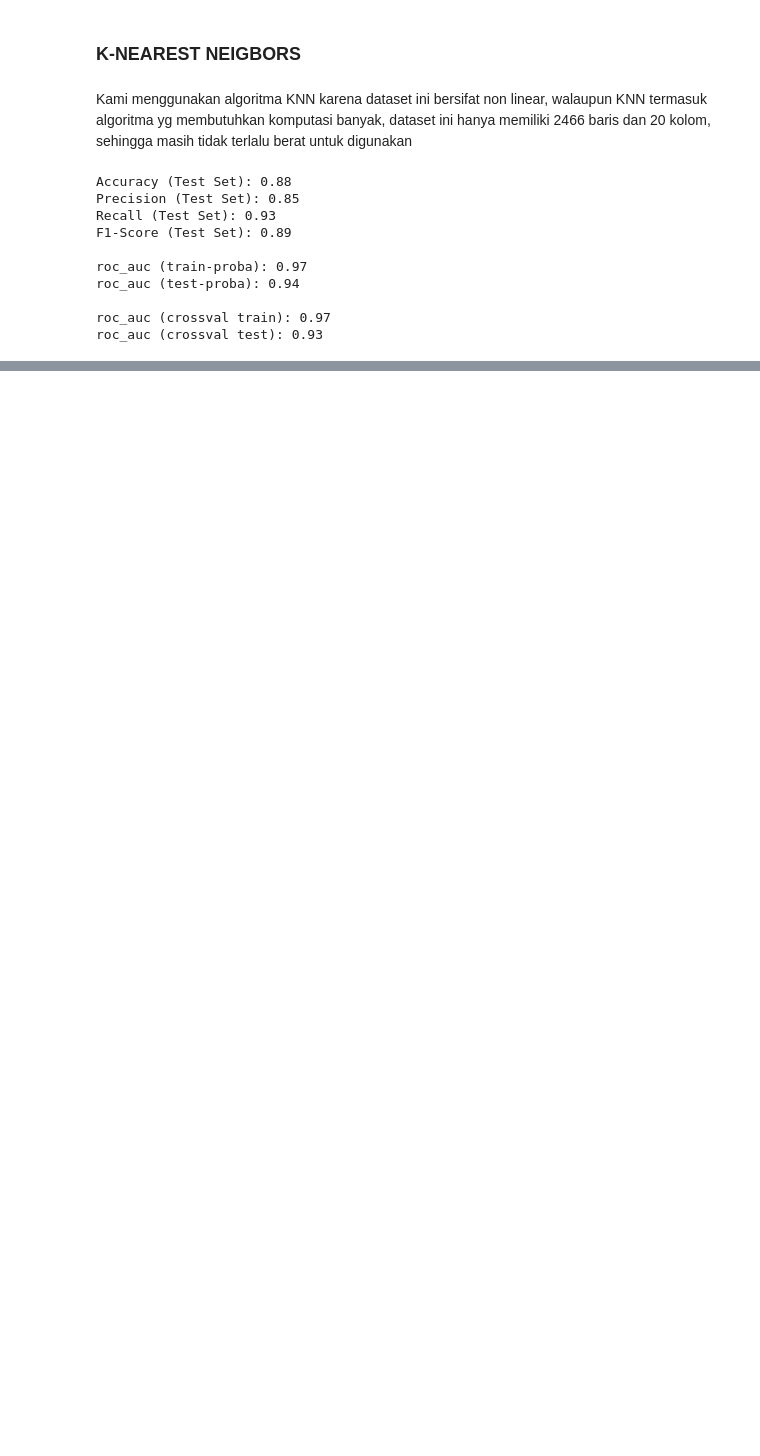
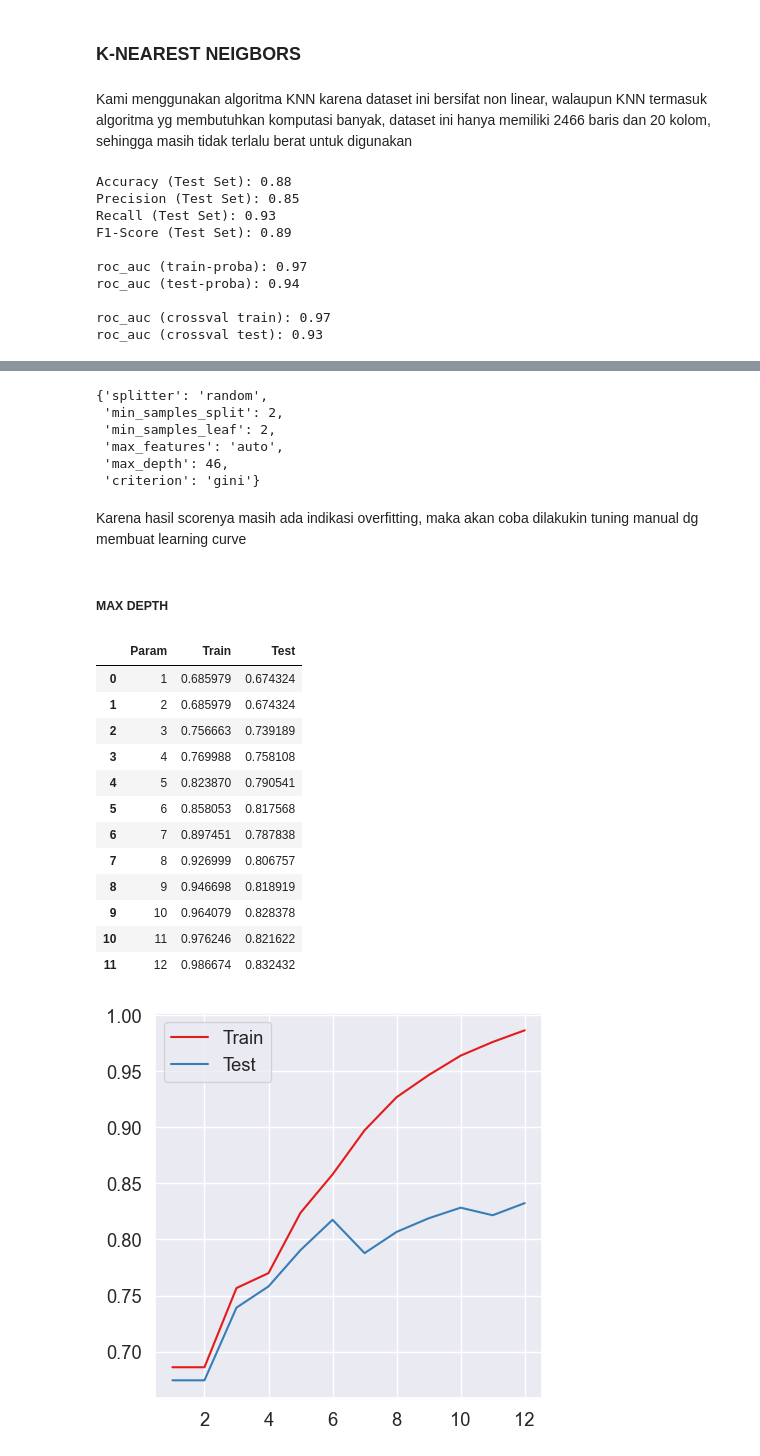
Before and after one commit to arsand07/Employee-Attrition, a Jupyter notebook: Stage 3/Stage 3.ipynb, the cells around one changed output, grey strips where cells are left out. Saved outputs shown, nothing was run; the diff lists cells and outputs as text; code cells hidden in the pictures; blank space fills up the shorter version.

Commit message:
Decision Tree

```diff
--- a/Stage 3/Stage 3.ipynb
+++ b/Stage 3/Stage 3.ipynb
@@ -175,0 +189,7 @@ roc_auc (crossval test): 0.93
+# %%
+from sklearn.tree import DecisionTreeClassifier
+
+dt = DecisionTreeClassifier()
+dt.fit(X_train, y_train)
+
+eval_classification(dt)
@@ -175,0 +249,56 @@ roc_auc (crossval test): 0.93
+# %%
+rs.best_params_
+# %% [output]
+{'splitter': 'random',
+ 'min_samples_split': 2,
+ 'min_samples_leaf': 2,
+ 'max_features': 'auto',
+ 'max_depth': 46,
+ 'criterion': 'gini'}
+# %% [markdown]
+Karena hasil scorenya masih ada indikasi overfitting, maka akan coba dilakukin tuning manual dg membuat learning curve
+# %% [markdown]
+##### __MAX DEPTH__
+# %%
+max_depth = [int(x) for x in np.linspace(1, 12, num = 12)]
+train,test, param = [],[],[]
+
+for i in max_depth:
+        dt  = DecisionTreeClassifier(random_state=7, max_depth=i)
+        dt.fit(X_train, y_train)
+
+        #train
+        train_score = roc_auc_score(y_train, dt.predict(X_train))
+        train.append(train_score)
+
+        #test
+        test_score = roc_auc_score(y_test, dt.predict(X_test))
+        test.append(test_score)
+
+        param.append(i)
+
+#buat visualisasi
+plt.figure(figsize=(5,5))
+sns.lineplot(x=param, y=train, label='Train')
+sns.lineplot(x=param, y=test, label='Test')
+
+pd.DataFrame({
+        'Param':param,
+        'Train':train,
+        'Test':test
+})
+# %% [output]
+|  | Param | Train | Test |
+| 0 | 1 | 0.685979 | 0.674324 |
+| 1 | 2 | 0.685979 | 0.674324 |
+| 2 | 3 | 0.756663 | 0.739189 |
+| 3 | 4 | 0.769988 | 0.758108 |
+| 4 | 5 | 0.823870 | 0.790541 |
+| 5 | 6 | 0.858053 | 0.817568 |
+| 6 | 7 | 0.897451 | 0.787838 |
+| 7 | 8 | 0.926999 | 0.806757 |
+| 8 | 9 | 0.946698 | 0.818919 |
+| 9 | 10 | 0.964079 | 0.828378 |
+| 10 | 11 | 0.976246 | 0.821622 |
+| 11 | 12 | 0.986674 | 0.832432 |
+[figure, added]
```
Also changed, not shown: parts of 26 cells of this notebook, 1 other file.
